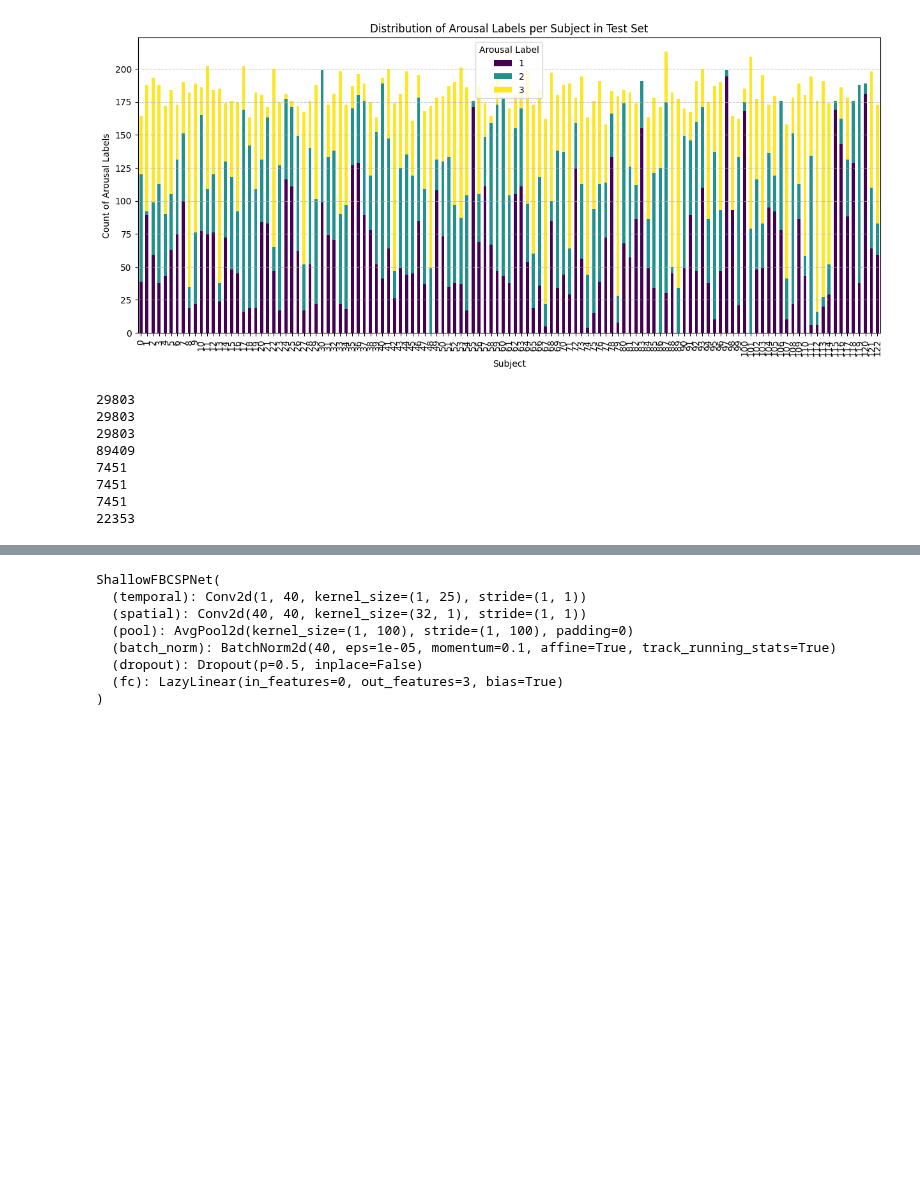
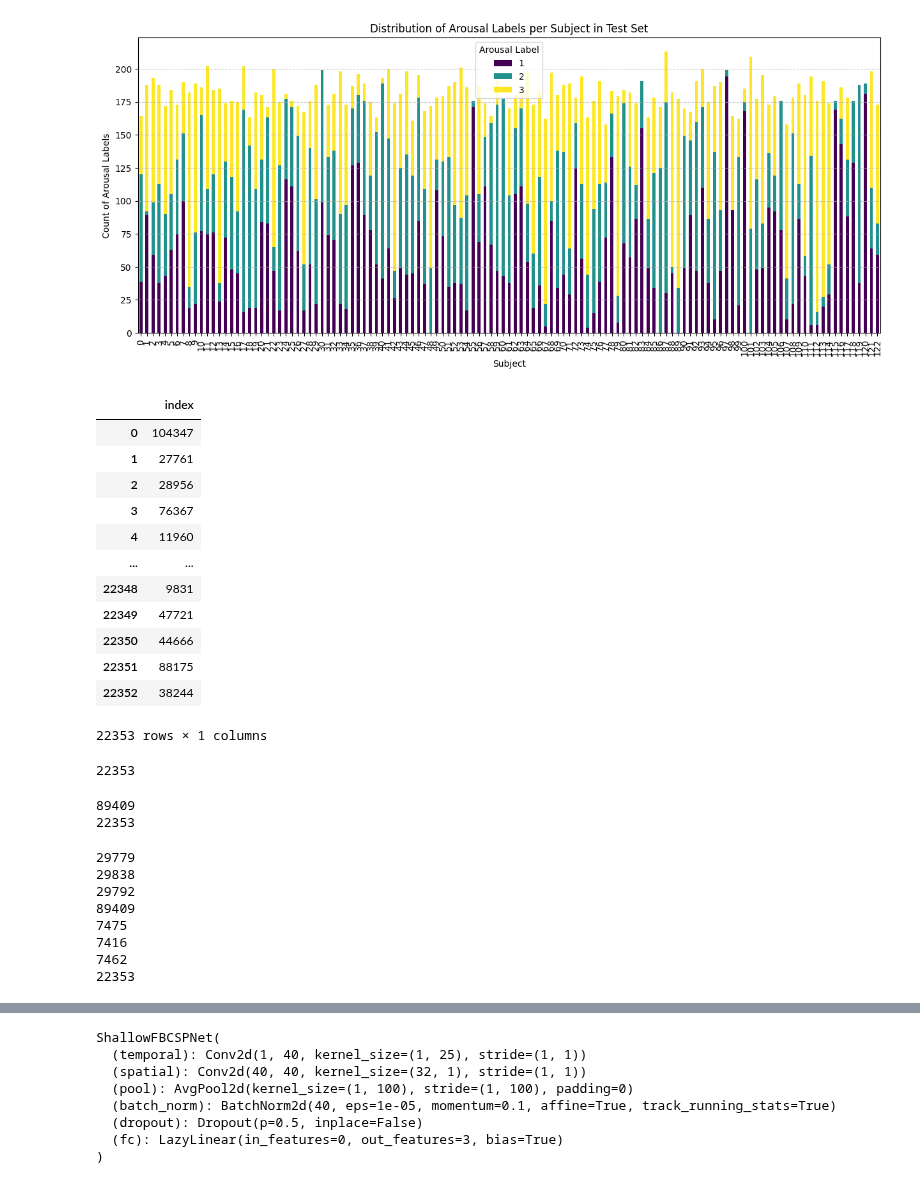
Before and after one commit to andersm11/Thesis_Rep_similarity, a Jupyter notebook: WIP/FACED_Dataset/Read_Dataset.ipynb, the cells around one changed output, grey strips where cells are left out. Saved outputs shown, nothing was run; the diff lists cells and outputs as text; code cells hidden in the pictures; blank space fills up the shorter version.

```diff
--- a/WIP/FACED_Dataset/Read_Dataset.ipynb
+++ b/WIP/FACED_Dataset/Read_Dataset.ipynb
@@ -461,3 +451,45 @@ test_indices_df.to_csv("test_indices.csv", index=False)
+# %%
+train_indeces_reread = pd.read_csv("train_indices.csv")
+test_indeces_reread = pd.read_csv("test_indices.csv")
+# %%
+test_indeces_reread
+# %% [output]
+|  | index |
+| 0 | 104347 |
+| 1 | 27761 |
+| 2 | 28956 |
+| 3 | 76367 |
+| 4 | 11960 |
+| ... | ... |
+| 22348 | 9831 |
+| 22349 | 47721 |
+| 22350 | 44666 |
+| 22351 | 88175 |
+| 22352 | 38244 |
+22353 rows × 1 columns
+# %%
+len(test_indeces_reread.index)
+# %% [output]
+22353
+# %%
+test_index_list = []
+train_index_list = []
+for i_train in train_indeces_reread.values:
+
+    train_index_list.append(i_train[0])
+#print(test_index_list)
+
+for i_test in test_indeces_reread.values:
+    #print(i[0])
+    test_index_list.append(i_test[0])
+
+new_train_df = combined_df.iloc[train_index_list]
+new_test_df = combined_df.iloc[test_index_list]
+print(len(train_index_list))
+print(len(test_index_list))
+# %% [output]
+89409
+22353
 # %%
 # Get the indices for each class
 def eeg_tensor_and_y_label(dataframe):
@@ -498,16 +530,16 @@ def eeg_tensor_and_y_label(dataframe):
     return full_dataset
 
 
-train_tensor = eeg_tensor_and_y_label(train_df)
-test_tensor = eeg_tensor_and_y_label(test_df)
+train_tensor = eeg_tensor_and_y_label(new_train_df)
+test_tensor = eeg_tensor_and_y_label(new_test_df)
 # %% [output]
-29803
-29803
-29803
+29779
+29838
+29792
 89409
-7451
-7451
-7451
+7475
+7416
+7462
 22353
 # %%
 for i in range(len(test_tensor)):
```
Also changed, not shown: parts of 7 cells of this notebook.
